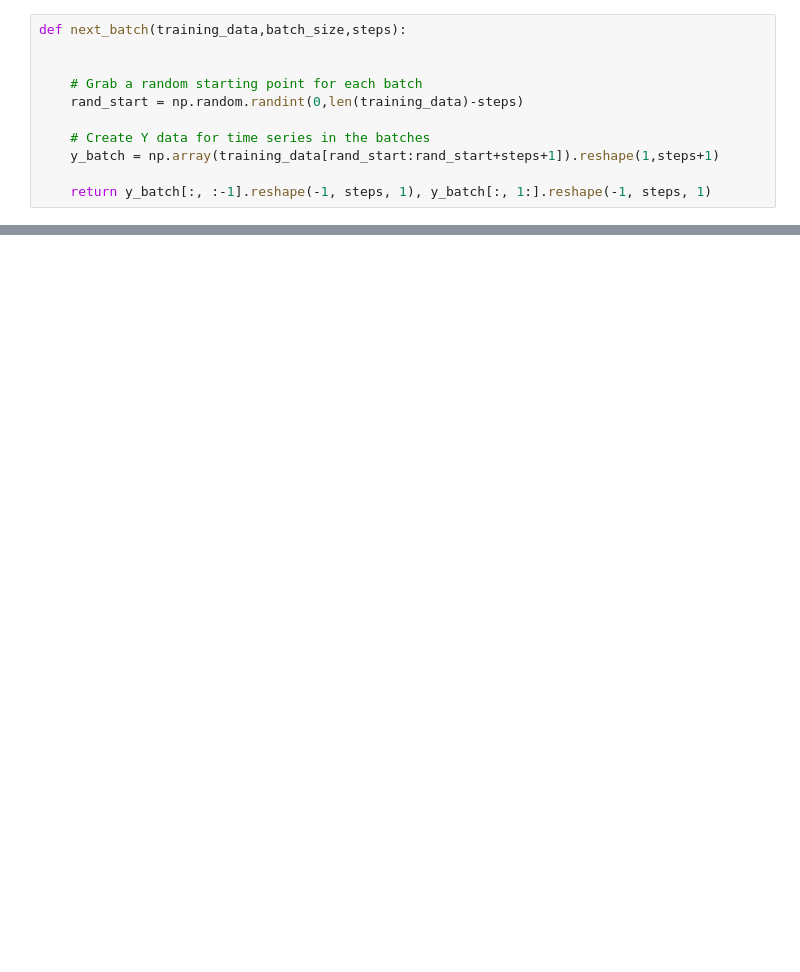
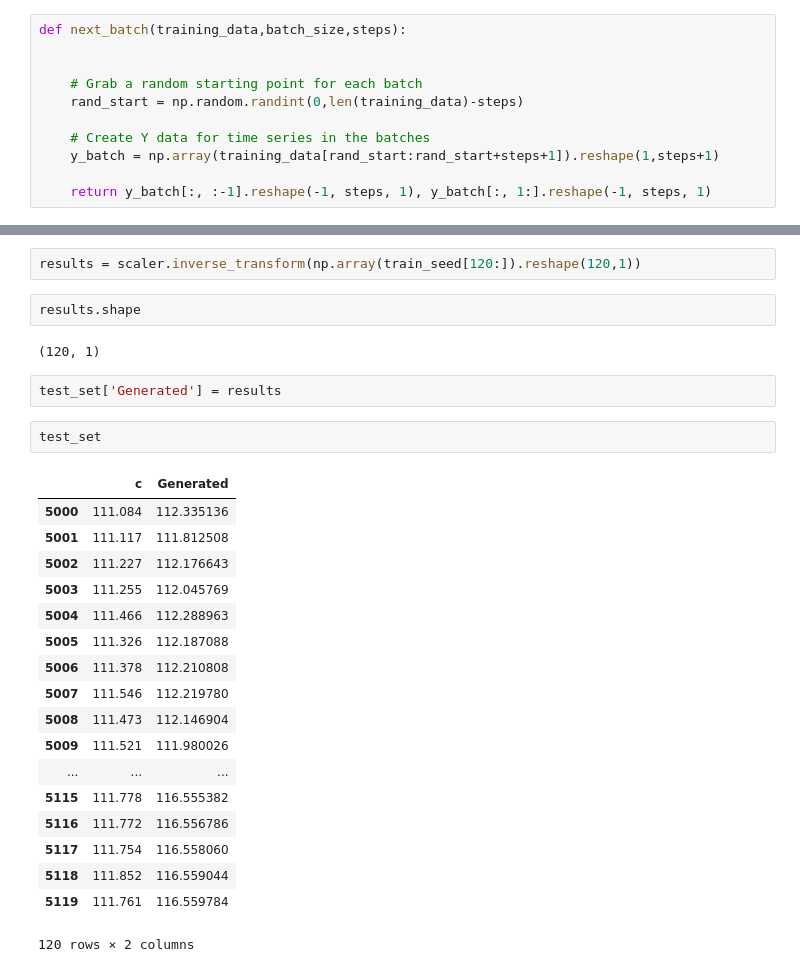
Before and after one commit to ehsan-1404/lstm, a Jupyter notebook: lstm.ipynb, the cells around one changed output, grey strips where cells are left out. Saved outputs shown, nothing was run; the diff lists cells and outputs as text; blank space fills up the shorter version.

```diff
--- a/lstm.ipynb
+++ b/lstm.ipynb
@@ -65,0 +161,29 @@ ImportError: Traceback (most recent call last):
+# %%
+results = scaler.inverse_transform(np.array(train_seed[120:]).reshape(120,1))
+# %%
+results.shape
+# %% [output]
+(120, 1)
+# %%
+test_set['Generated'] = results
+# %%
+test_set
+# %% [output]
+|  | c | Generated |
+| 5000 | 111.084 | 112.335136 |
+| 5001 | 111.117 | 111.812508 |
+| 5002 | 111.227 | 112.176643 |
+| 5003 | 111.255 | 112.045769 |
+| 5004 | 111.466 | 112.288963 |
+| 5005 | 111.326 | 112.187088 |
+| 5006 | 111.378 | 112.210808 |
+| 5007 | 111.546 | 112.219780 |
+| 5008 | 111.473 | 112.146904 |
+| 5009 | 111.521 | 111.980026 |
+| ... | ... | ... |
+| 5115 | 111.778 | 116.555382 |
+| 5116 | 111.772 | 116.556786 |
+| 5117 | 111.754 | 116.558060 |
+| 5118 | 111.852 | 116.559044 |
+| 5119 | 111.761 | 116.559784 |
+120 rows × 2 columns
```
Also changed, not shown: parts of 23 cells of this notebook, 1 other file.
